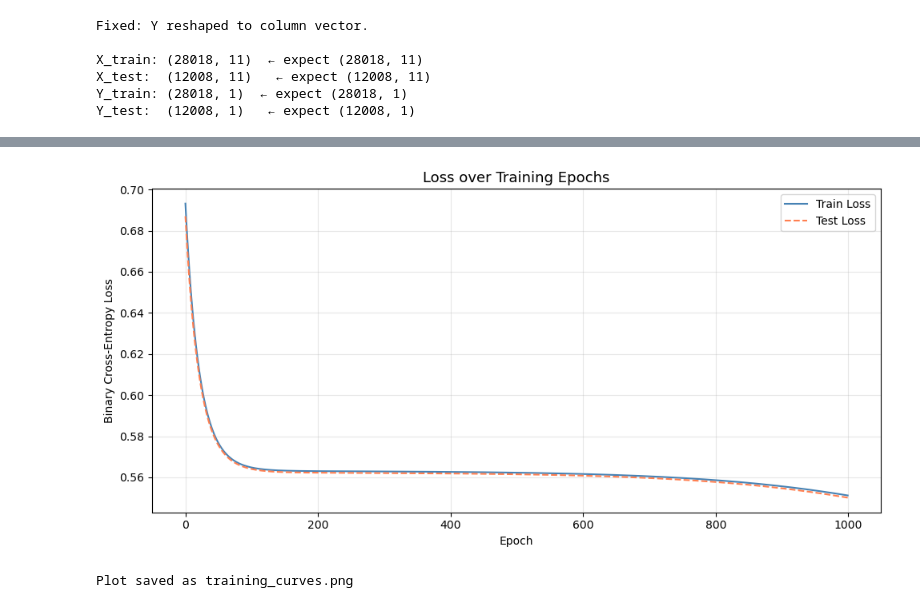
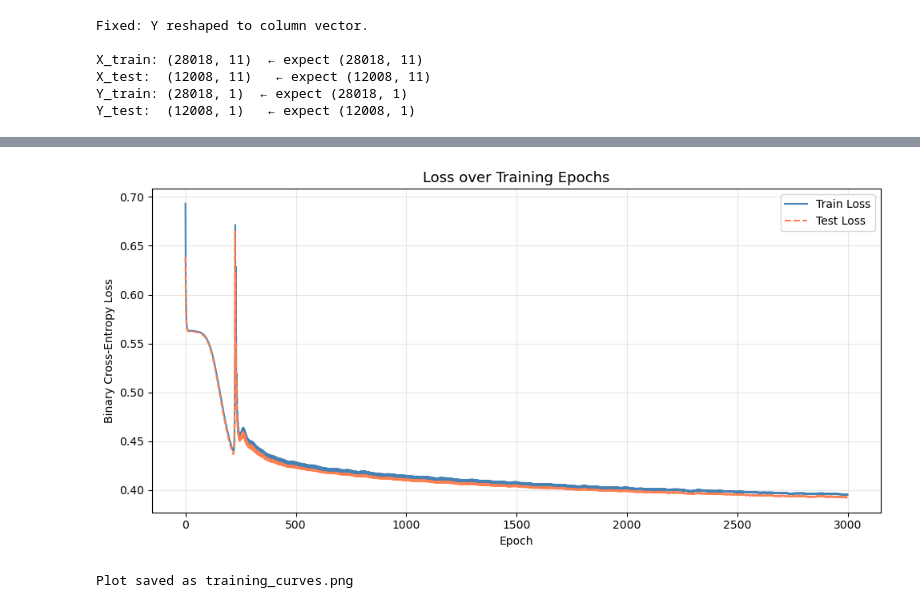
Before and after one commit to narjiss122/loan-default-prediction, a Jupyter notebook: GiveMeSomeCredit/Document2_NeuralNetwork.ipynb, the cells around one changed output, grey strips where cells are left out. Saved outputs shown, nothing was run; the diff lists cells and outputs as text; code cells hidden in the pictures.

```diff
--- a/GiveMeSomeCredit/Document2_NeuralNetwork.ipynb
+++ b/GiveMeSomeCredit/Document2_NeuralNetwork.ipynb
@@ -385,0 +423,22 @@ Confusion Matrix:
+# %%
+# ── THRESHOLD TUNING ────────────────────────────────────────
+# The default threshold of 0.5 misses too many real defaulters.
+# We test three thresholds to find the best balance between
+# catching defaulters (recall) and avoiding false alarms (precision).
+
+print("Threshold comparison:\n")
+print(f"{'Threshold':<12} {'Accuracy':<12} {'Precision':<12} {'Recall':<12} {'F1':<10}")
+print("-" * 58)
+
+_, _, _, A2_test = forward_propagation(X_test, W1, b1, W2, b2)
+
+for threshold in [0.3, 0.4, 0.5]:
+    preds = (A2_test >= threshold).astype(int)
+    acc   = np.mean(preds == Y_test) * 100
+    TP = int(np.sum((preds == 1) & (Y_test == 1)))
+    FP = int(np.sum((preds == 1) & (Y_test == 0)))
+    FN = int(np.sum((preds == 0) & (Y_test == 1)))
+    prec = TP / (TP + FP + 1e-8)
+    rec  = TP / (TP + FN + 1e-8)
+    f1   = 2 * prec * rec / (prec + rec + 1e-8)
+    print(f"{threshold:<12} {acc:<12.2f} {prec:<12.4f} {rec:<12.4f} {f1:<10.4f}")
@@ -398,39 +485,39 @@ b1 = np.zeros((1, 16))
 W2 = np.random.randn(16, 1) * 0.01
 b2 = np.zeros((1, 1))
 
-for epoch in range(1, 1001):
+for epoch in range(1, 3001):
     # Forward — train
     Z1, A1, Z2, A2_train = forward_propagation(X_train, W1, b1, W2, b2)
     loss_train = compute_loss(A2_train, Y_train)
 
     # Backward + update
     dW1, db1_, dW2, db2_ = backpropagation(X_train, Y_train, Z1, A1, A2_train, W2)
-    W1 -= 0.1 * dW1
-    b1 -= 0.1 * db1_
-    W2 -= 0.1 * dW2
-    b2 -= 0.1 * db2_
+    W1 -= 1.0 * dW1
+    b1 -= 1.0 * db1_
+    W2 -= 1.0 * dW2
+    b2 -= 1.0 * db2_
 
     # Forward — test (no update, just measure)
     _, _, _, A2_test_ = forward_propagation(X_test, W1, b1, W2, b2)
     loss_test = compute_loss(A2_test_, Y_test)
 
     train_losses.append(loss_train)
     test_losses.append(loss_test)
 
 # Plot
 fig, ax = plt.subplots(figsize=(10, 5))
 ax.plot(train_losses, label='Train Loss', color='steelblue', linewidth=1.5)
 ax.plot(test_losses,  label='Test Loss',  color='coral',
         linewidth=1.5, linestyle='--')
 ax.set_title('Loss over Training Epochs', fontsize=13)
 ax.set_xlabel('Epoch')
 ax.set_ylabel('Binary Cross-Entropy Loss')
 ax.legend()
 ax.grid(alpha=0.3)
 plt.tight_layout()
 plt.savefig('training_curves.png', dpi=150)
 plt.show()
 print("Plot saved as training_curves.png")
 # %% [output]
-[figure, old version]
+[figure, new version]
 Plot saved as training_curves.png
```
Also changed, not shown: parts of 6 cells of this notebook.
